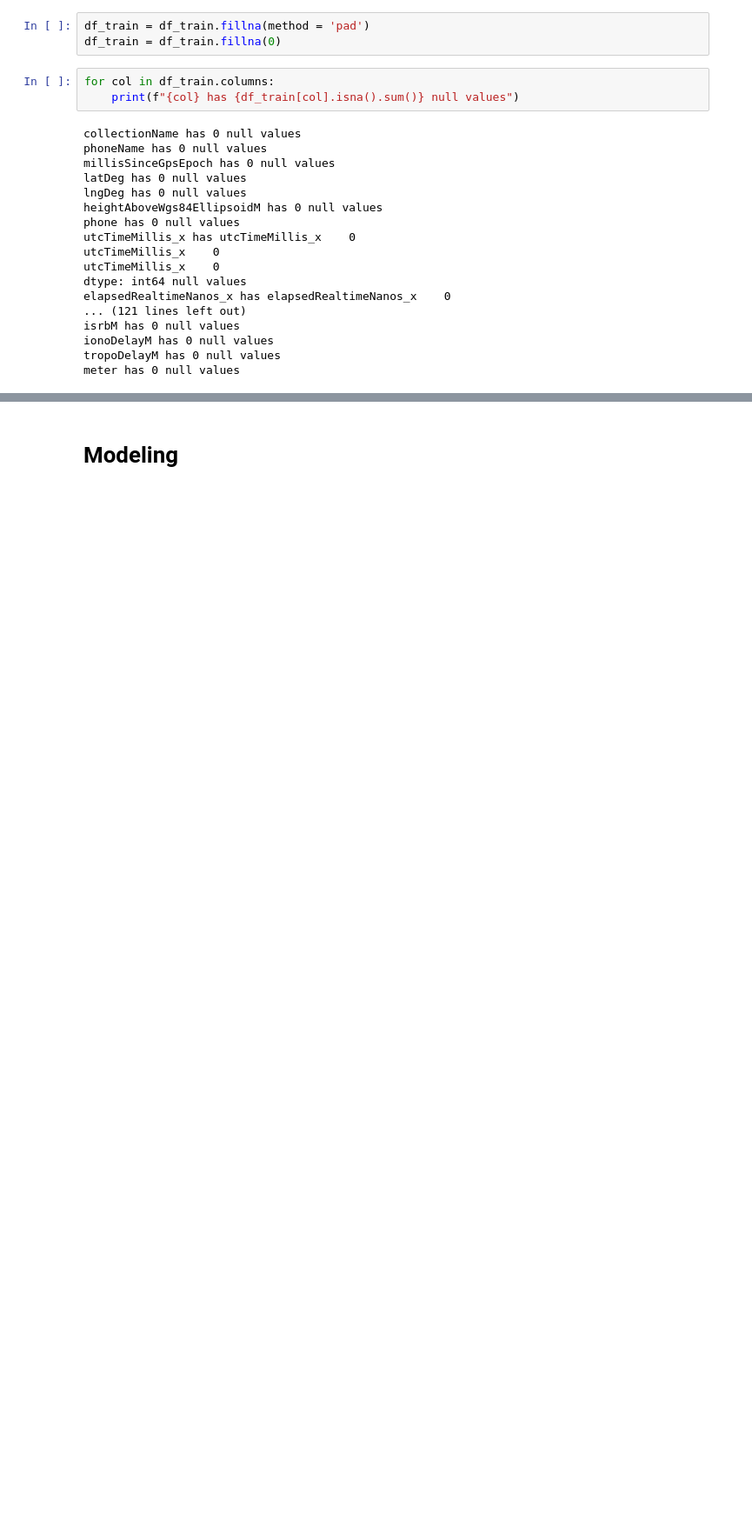
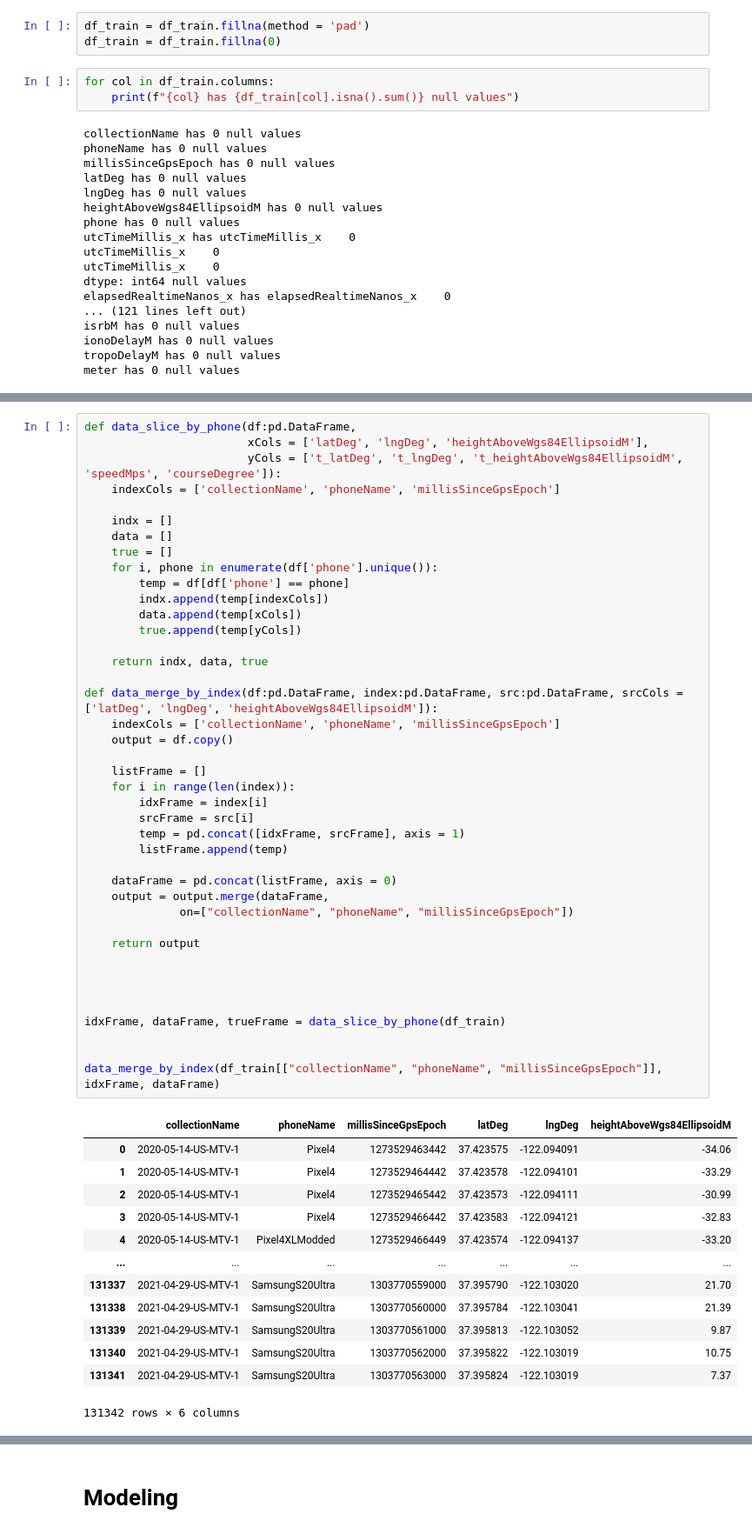
Before and after one commit to leeh8911/BeSuperRepo, a Jupyter notebook: GoogleSmartPhone/code/Baseline.ipynb, the cells around one changed output, grey strips where cells are left out. Shown at 87% size. Cells and saved outputs as stored; diff of their text form; blank space fills up the shorter version.

```diff
--- a/GoogleSmartPhone/code/Baseline.ipynb
+++ b/GoogleSmartPhone/code/Baseline.ipynb
@@ -284,0 +247,55 @@ print(X.shape, y.shape)
+# %%
+def data_slice_by_phone(df:pd.DataFrame,
+                        xCols = ['latDeg', 'lngDeg', 'heightAboveWgs84EllipsoidM'],
+                        yCols = ['t_latDeg', 't_lngDeg', 't_heightAboveWgs84EllipsoidM', 'speedMps', 'courseDegree']):
+    indexCols = ['collectionName', 'phoneName', 'millisSinceGpsEpoch']
+
+    indx = []
+    data = []
+    true = []
+    for i, phone in enumerate(df['phone'].unique()):
+        temp = df[df['phone'] == phone]
+        indx.append(temp[indexCols])
+        data.append(temp[xCols])
+        true.append(temp[yCols])
+
+    return indx, data, true
+
+def data_merge_by_index(df:pd.DataFrame, index:pd.DataFrame, src:pd.DataFrame, srcCols = ['latDeg', 'lngDeg', 'heightAboveWgs84EllipsoidM']):
+    indexCols = ['collectionName', 'phoneName', 'millisSinceGpsEpoch']
+    output = df.copy()
+
+    listFrame = []
+    for i in range(len(index)):
+        idxFrame = index[i]
+        srcFrame = src[i]
+        temp = pd.concat([idxFrame, srcFrame], axis = 1)
+        listFrame.append(temp)
+
+    dataFrame = pd.concat(listFrame, axis = 0)
+    output = output.merge(dataFrame,
+              on=["collectionName", "phoneName", "millisSinceGpsEpoch"])
+
+    return output
+
+
+
+
+idxFrame, dataFrame, trueFrame = data_slice_by_phone(df_train)
+
+
+data_merge_by_index(df_train[["collectionName", "phoneName", "millisSinceGpsEpoch"]], idxFrame, dataFrame)
+# %% [output]
+|  | collectionName | phoneName | millisSinceGpsEpoch | latDeg | lngDeg | heightAboveWgs84EllipsoidM |
+| 0 | 2020-05-14-US-MTV-1 | Pixel4 | 1273529463442 | 37.423575 | -122.094091 | -34.06 |
+| 1 | 2020-05-14-US-MTV-1 | Pixel4 | 1273529464442 | 37.423578 | -122.094101 | -33.29 |
+| 2 | 2020-05-14-US-MTV-1 | Pixel4 | 1273529465442 | 37.423573 | -122.094111 | -30.99 |
+| 3 | 2020-05-14-US-MTV-1 | Pixel4 | 1273529466442 | 37.423583 | -122.094121 | -32.83 |
+| 4 | 2020-05-14-US-MTV-1 | Pixel4XLModded | 1273529466449 | 37.423574 | -122.094137 | -33.20 |
+| ... | ... | ... | ... | ... | ... | ... |
+| 131337 | 2021-04-29-US-MTV-1 | SamsungS20Ultra | 1303770559000 | 37.395790 | -122.103020 | 21.70 |
+| 131338 | 2021-04-29-US-MTV-1 | SamsungS20Ultra | 1303770560000 | 37.395784 | -122.103041 | 21.39 |
+| 131339 | 2021-04-29-US-MTV-1 | SamsungS20Ultra | 1303770561000 | 37.395813 | -122.103052 | 9.87 |
+| 131340 | 2021-04-29-US-MTV-1 | SamsungS20Ultra | 1303770562000 | 37.395822 | -122.103019 | 10.75 |
+| 131341 | 2021-04-29-US-MTV-1 | SamsungS20Ultra | 1303770563000 | 37.395824 | -122.103019 | 7.37 |
+131342 rows × 6 columns
```
Also changed, not shown: parts of 3 cells of this notebook, 1 other file.
